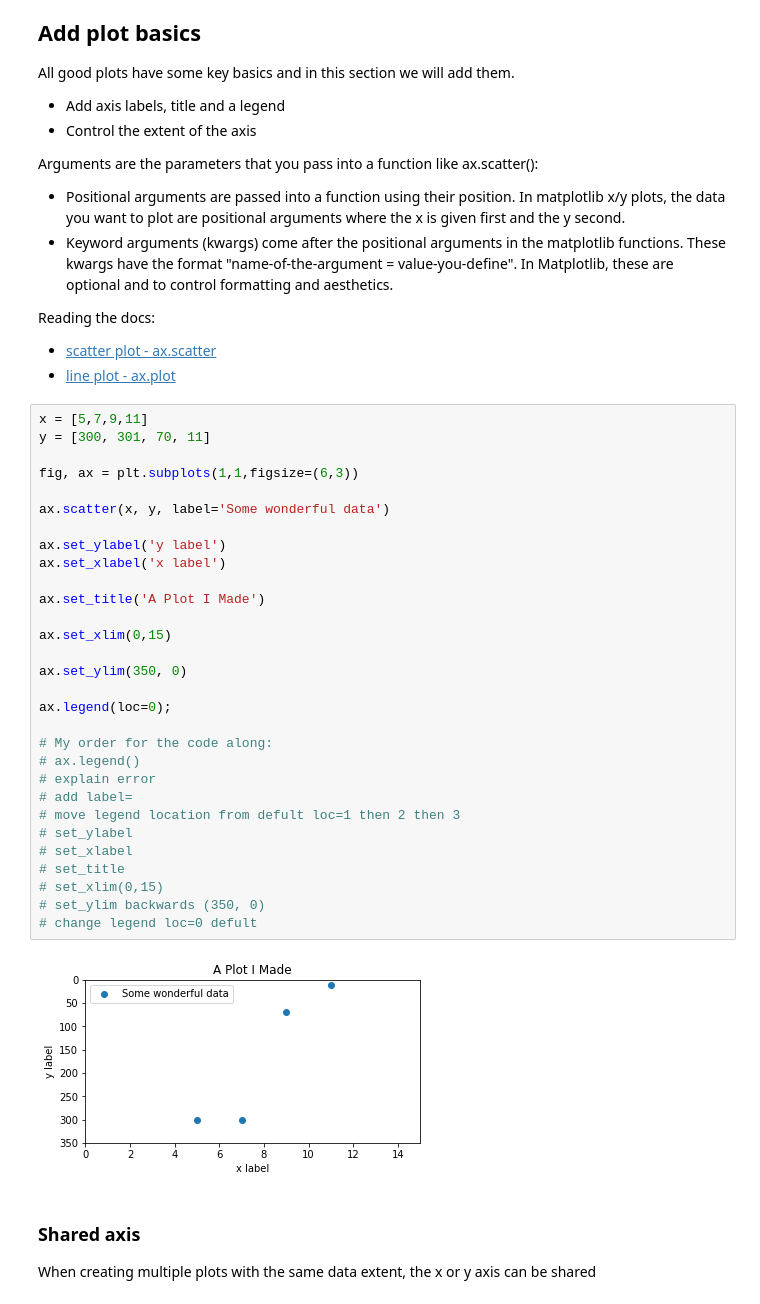
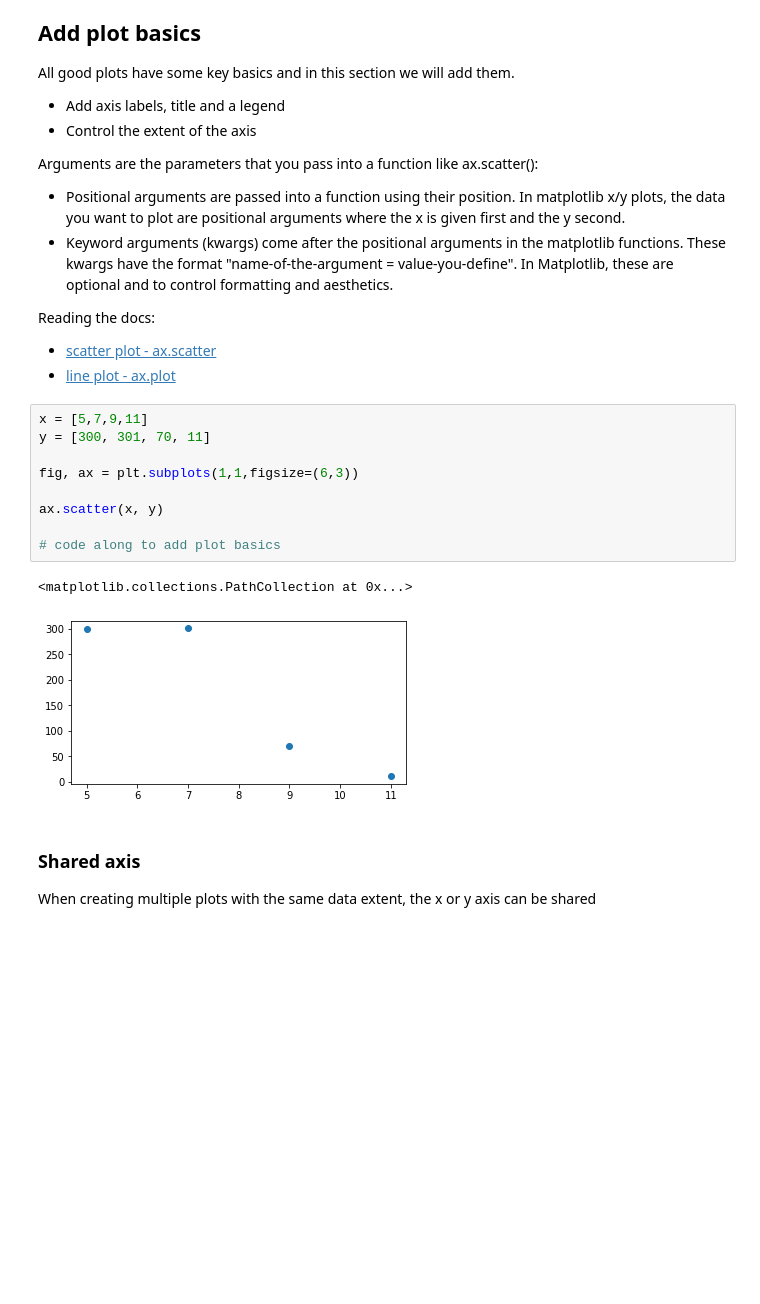
Before and after one commit to ICWallis/tutorial-publication-ready-figures, a Jupyter notebook: 1-formatting.ipynb, the cells around one changed output. Saved outputs shown, nothing was run; the diff lists cells and outputs as text; blank space fills up the shorter version.

```diff
--- a/1-formatting.ipynb
+++ b/1-formatting.ipynb
@@ -21,38 +21,18 @@ Reading the docs:
 
 - [scatter plot - ax.scatter](https://matplotlib.org/stable/api/_as_gen/matplotlib.axes.Axes.scatter.html)
 - [line plot - ax.plot](https://matplotlib.org/stable/api/_as_gen/matplotlib.axes.Axes.plot.html)
-# %%
-x = [5,7,9,11]
-y = [300, 301, 70, 11]
-
-fig, ax = plt.subplots(1,1,figsize=(6,3))
-
-ax.scatter(x, y, label='Some wonderful data')
-
-ax.set_ylabel('y label')
-ax.set_xlabel('x label')
-
-ax.set_title('A Plot I Made')
-
-ax.set_xlim(0,15)
-
-ax.set_ylim(350, 0)
-
-ax.legend(loc=0);
-
-# My order for the code along:
-# ax.legend()
-# explain error
-# add label=
-# move legend location from defult loc=1 then 2 then 3
-# set_ylabel
-# set_xlabel
-# set_title
-# set_xlim(0,15)
-# set_ylim backwards (350, 0)
-# change legend loc=0 defult
-# %% [output]
-[figure, removed]
+# %%
+x = [5,7,9,11]
+y = [300, 301, 70, 11]
+
+fig, ax = plt.subplots(1,1,figsize=(6,3))
+
+ax.scatter(x, y)
+
+# code along to add plot basics
+# %% [output]
+<matplotlib.collections.PathCollection at 0x...>
+[figure, added]
 # %% [markdown]
 ### Shared axis
 
```
Also changed, not shown: parts of 5 cells of this notebook.
